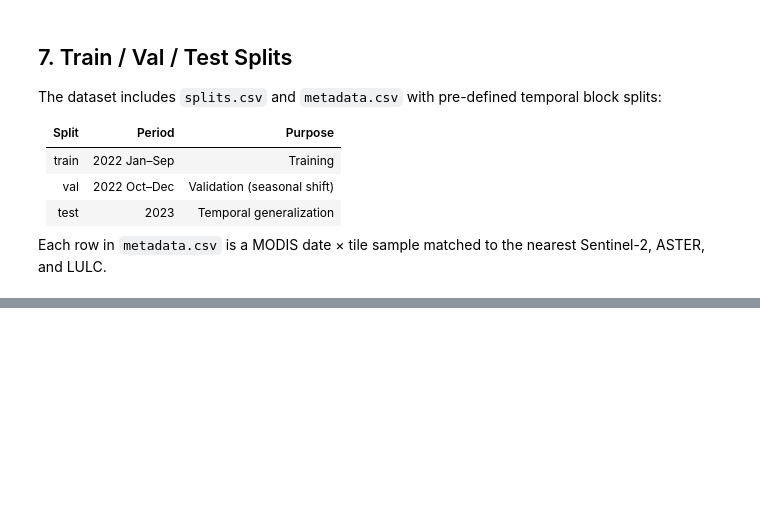
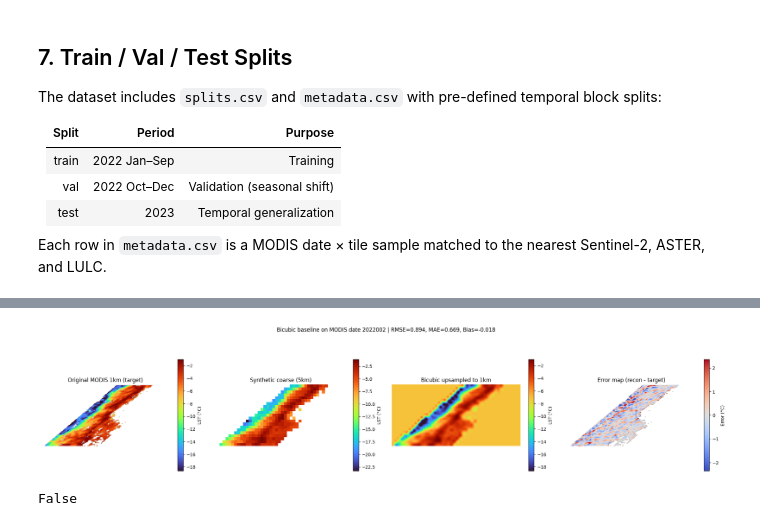
Before and after one commit to fresleven/downscaling, a Jupyter notebook: explore_data.ipynb, the cells around one changed output, grey strips where cells are left out. Drawn from its saved outputs; the diff is of its cells as text; code cells hidden in the pictures; blank space fills up the shorter version.

```diff
--- a/explore_data.ipynb
+++ b/explore_data.ipynb
@@ -732,0 +1131,16 @@ print(f"\n{metadata.head()}")
+# %%
+# Build date -> file list index
+modis_index = build_modis_file_index(modis_hdf)
+
+all_date_strs = sorted(modis_index.keys())
+print(f'Total MODIS dates available: {len(all_date_strs)}')
+print('First 10 dates:', all_date_strs[:10])
+
+# Optional: convert to readable dates
+all_dates_readable = []
+for ds in all_date_strs[:10]:
+    year = int(ds[:4])
+    doy = int(ds[4:])
+    dt = datetime(year, 1, 1) + timedelta(days=doy - 1)
+    all_dates_readable.append(dt.strftime('%Y-%m-%d'))
+print('First 10 readable dates:', all_dates_readable)
@@ -732,0 +1181,46 @@ print(f"\n{metadata.head()}")
+# %%
+if result is not None:
+    target = result['target']
+    coarse = result['coarse']
+    recon = result['recon']
+    err = recon - target
+    err[~result['eval_mask']] = np.nan
+
+    vmin = np.nanpercentile(target, 2)
+    vmax = np.nanpercentile(target, 98)
+
+    fig, axes = plt.subplots(1, 4, figsize=(22, 5))
+
+    im0 = axes[0].imshow(target, cmap='turbo', vmin=vmin, vmax=vmax)
+    axes[0].set_title('Original MODIS 1km (target)')
+    axes[0].axis('off')
+    plt.colorbar(im0, ax=axes[0], shrink=0.8, label='LST (°C)')
+
+    im1 = axes[1].imshow(coarse, cmap='turbo')
+    axes[1].set_title('Synthetic coarse (5km)')
+    axes[1].axis('off')
+    plt.colorbar(im1, ax=axes[1], shrink=0.8, label='LST (°C)')
+
+    im2 = axes[2].imshow(recon, cmap='turbo', vmin=vmin, vmax=vmax)
+    axes[2].set_title('Bicubic upsampled to 1km')
+    axes[2].axis('off')
+    plt.colorbar(im2, ax=axes[2], shrink=0.8, label='LST (°C)')
+
+    err_lim = np.nanpercentile(np.abs(err), 98)
+    im3 = axes[3].imshow(err, cmap='coolwarm', vmin=-err_lim, vmax=err_lim)
+    axes[3].set_title('Error map (recon - target)')
+    axes[3].axis('off')
+    plt.colorbar(im3, ax=axes[3], shrink=0.8, label='Error (°C)')
+
+    plt.suptitle(
+        f'Bicubic baseline on MODIS date {sample_date} | '
+        f'RMSE={result["rmse"]:.3f}, MAE={result["mae"]:.3f}, Bias={result["bias"]:.3f}',
+        y=1.02
+    )
+    plt.tight_layout()
+    plt.show()
+
+print(result is None)
+# %% [output]
+[figure, added]
+False
```
Also changed, not shown: parts of 20 cells of this notebook.
